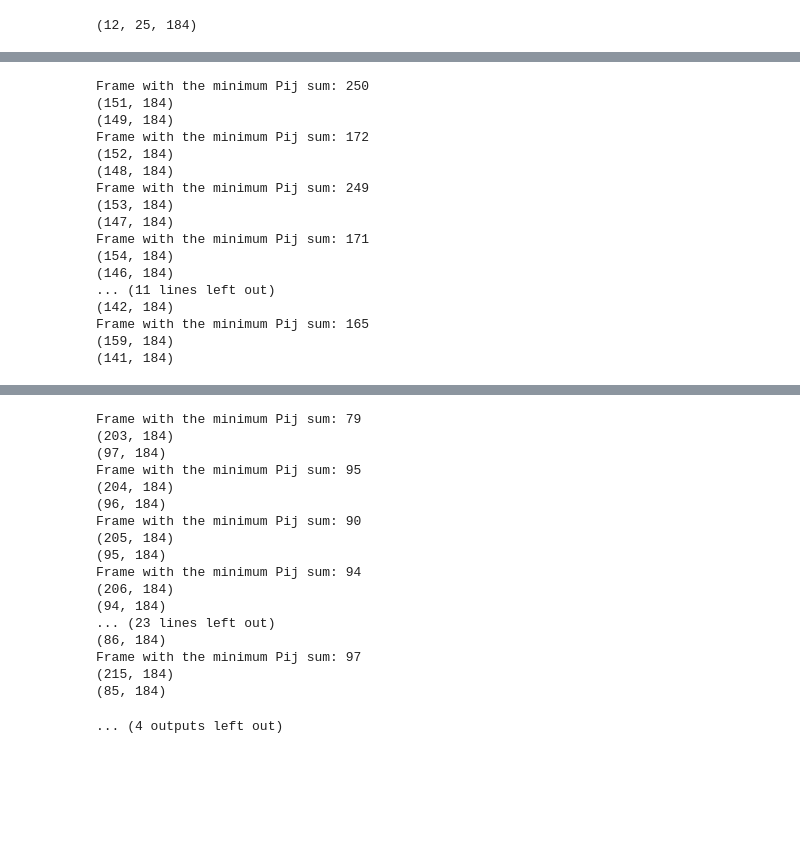
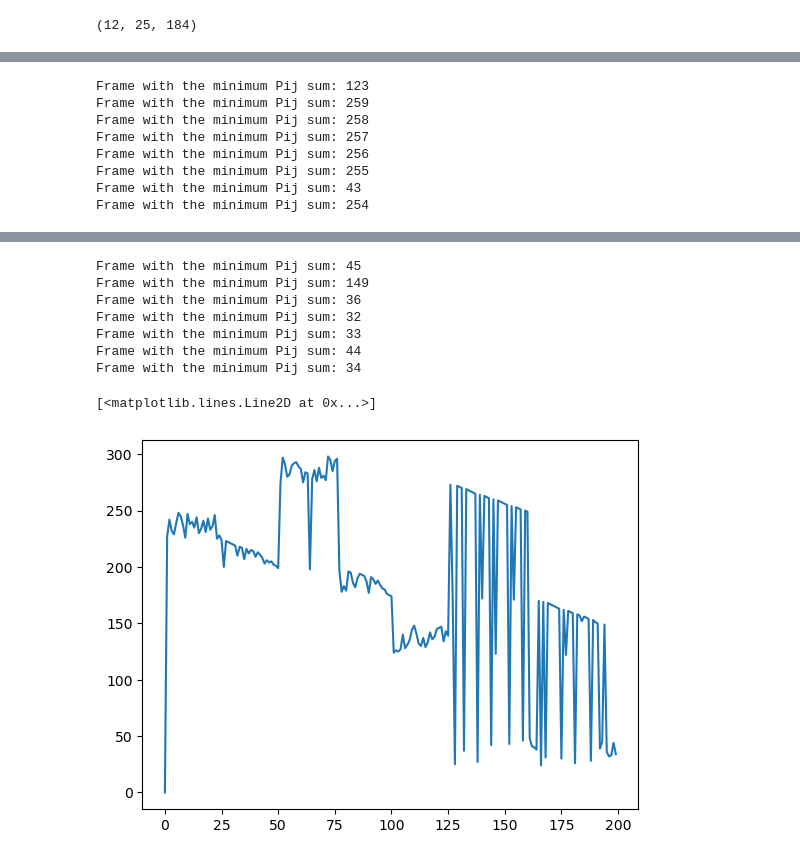
Before and after one commit to laubachb/chimes_CGD-myLLFork, a Jupyter notebook: dissimilarity_clustering/training_set_reduction copy.ipynb, the cells around one changed output, grey strips where cells are left out. Cells and saved outputs as stored; diff of their text form; code cells hidden in the pictures; blank space fills up the shorter version.

```diff
--- a/dissimilarity_clustering/training_set_reduction copy.ipynb
+++ b/dissimilarity_clustering/training_set_reduction copy.ipynb
@@ -135,13 +135,13 @@ print(np.shape(chunk_list))
 (12, 25, 184)
 # %%
 # Initialize the minimum occurrence count required
-def compute_pij(ph1, phi2):
+def compute_pij(phi1, phi2):
 
     # Compute statistics for training set
-    phi1_fingerprint = phi2.iloc[:-4]
-    avg_phi1 = phi2.iloc[-3]
-    std_phi1 = phi2.iloc[-2]
-    natoms_phi1 = float(phi2.iloc[-1])
+    phi1_fingerprint = phi1.iloc[:-4]
+    avg_phi1 = phi1.iloc[-3]
+    std_phi1 = phi1.iloc[-2]
+    natoms_phi1 = float(phi1.iloc[-1])
 
     # Compute statistics for phi2
     phi2_fingerprint = phi2.iloc[:-4]
@@ -159,7 +159,7 @@ def compute_pij(ph1, phi2):
 
     return pij
 
-def construct_comparison(training_set, candidates, pij_matrix=None):
+def construct_comparison(training_set, candidates, master_matrix, pij_matrix=None):
     column_values = training_set.index.tolist()
     if pij_matrix is None:
         pij_matrix = pd.DataFrame(columns = column_values)
@@ -174,15 +174,18 @@ def construct_comparison(training_set, candidates, pij_matrix=None):
     # Calculate the sum of values in each row and store the results in a list
     sums = pij_matrix.sum(axis=1)
 
-    # Find the index of the minimum value in the sums list
+    # # Create a new DataFrame or Series with indices from candidates and sums
+    # sums_with_indices = pd.Series(sums.values, index=candidates.index)
+
+    # # Find the index of the minimum value in the sums_with_indices Series
+    # min_pij_index = sums_with_indices.idxmin()
     min_pij_index = sums.idxmin()
-
     print("Frame with the minimum Pij sum:", min_pij_index)
 
     update_training, update_configurations, update_pij_matrix = update_configuration_sets(min_pij_index, training_set, candidates, pij_matrix)
 
-    print(np.shape(update_training))
-    print(np.shape(update_configurations))
+    # print(np.shape(update_training))
+    # print(np.shape(update_configurations))
 
     return update_training, update_configurations, update_pij_matrix
 
@@ -214,9 +217,10 @@ available_configurations = copy.copy(df_fingerprints)
 available_configurations.drop(starting_frame, inplace=True)
 
 # Compute pij matrix
-cfg_cnt = 299
+cfg_cnt = 200
 for i in range(cfg_cnt-1):
-    current_training_set, available_configurations, pij_matrix = construct_comparison(current_training_set, available_configurations, pij_matrix)
+    current_training_set, available_configurations, pij_matrix = construct_comparison(current_training_set, available_configurations, df_fingerprints, pij_matrix)
+plt.plot(current_training_set.index)
 # %% [output]
 (300, 184)
 Frame with the minimum Pij sum: 227
@@ -323,17 +281,8 @@ Frame with the minimum Pij sum: 251
-Frame with the minimum Pij sum: 250
-(151, 184)
-(149, 184)
-Frame with the minimum Pij sum: 172
-(152, 184)
-(148, 184)
-Frame with the minimum Pij sum: 249
-(153, 184)
-(147, 184)
-Frame with the minimum Pij sum: 171
-(154, 184)
-(146, 184)
-... (11 lines left out)
-(142, 184)
-Frame with the minimum Pij sum: 165
-(159, 184)
-(141, 184)
+Frame with the minimum Pij sum: 123
+Frame with the minimum Pij sum: 259
+Frame with the minimum Pij sum: 258
+Frame with the minimum Pij sum: 257
+Frame with the minimum Pij sum: 256
+Frame with the minimum Pij sum: 255
+Frame with the minimum Pij sum: 43
+Frame with the minimum Pij sum: 254
@@ -408,18 +328,9 @@ Frame with the minimum Pij sum: 82
-Frame with the minimum Pij sum: 79
-(203, 184)
-(97, 184)
-Frame with the minimum Pij sum: 95
-(204, 184)
-(96, 184)
-Frame with the minimum Pij sum: 90
-(205, 184)
-(95, 184)
-Frame with the minimum Pij sum: 94
-(206, 184)
-(94, 184)
-... (23 lines left out)
-(86, 184)
-Frame with the minimum Pij sum: 97
-(215, 184)
-(85, 184)
+Frame with the minimum Pij sum: 45
+Frame with the minimum Pij sum: 149
+Frame with the minimum Pij sum: 36
+Frame with the minimum Pij sum: 32
+Frame with the minimum Pij sum: 33
+Frame with the minimum Pij sum: 44
+Frame with the minimum Pij sum: 34
-... (4 outputs left out)
+[<matplotlib.lines.Line2D at 0x...>]
+[figure, added]
```
Also changed, not shown: parts of 1 cell of this notebook.
